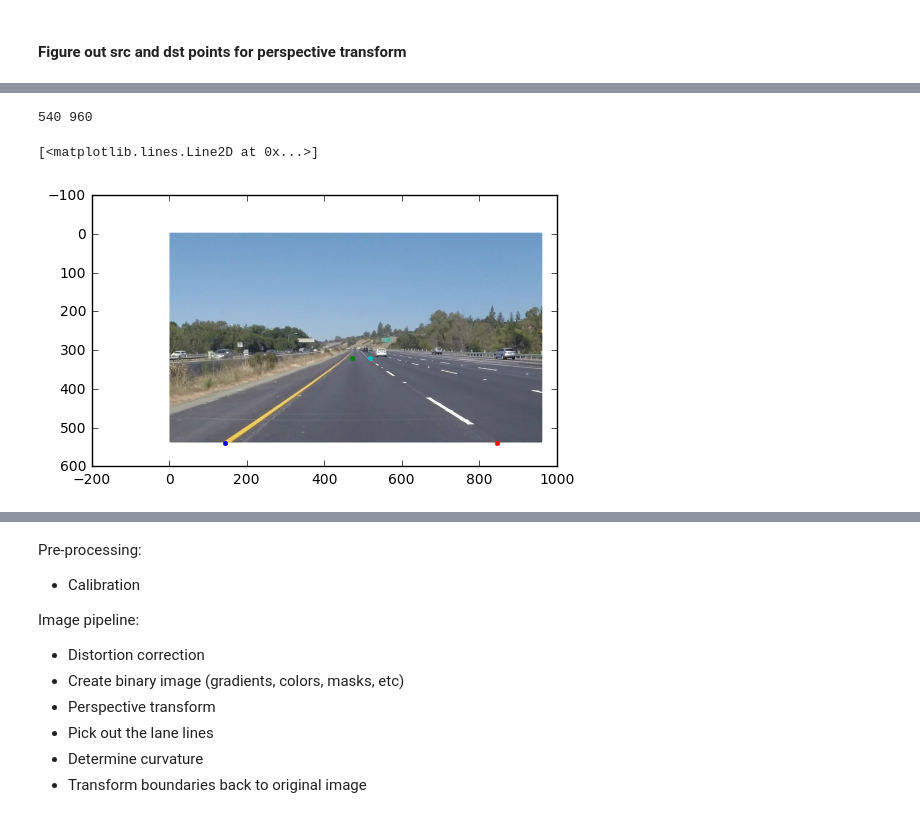
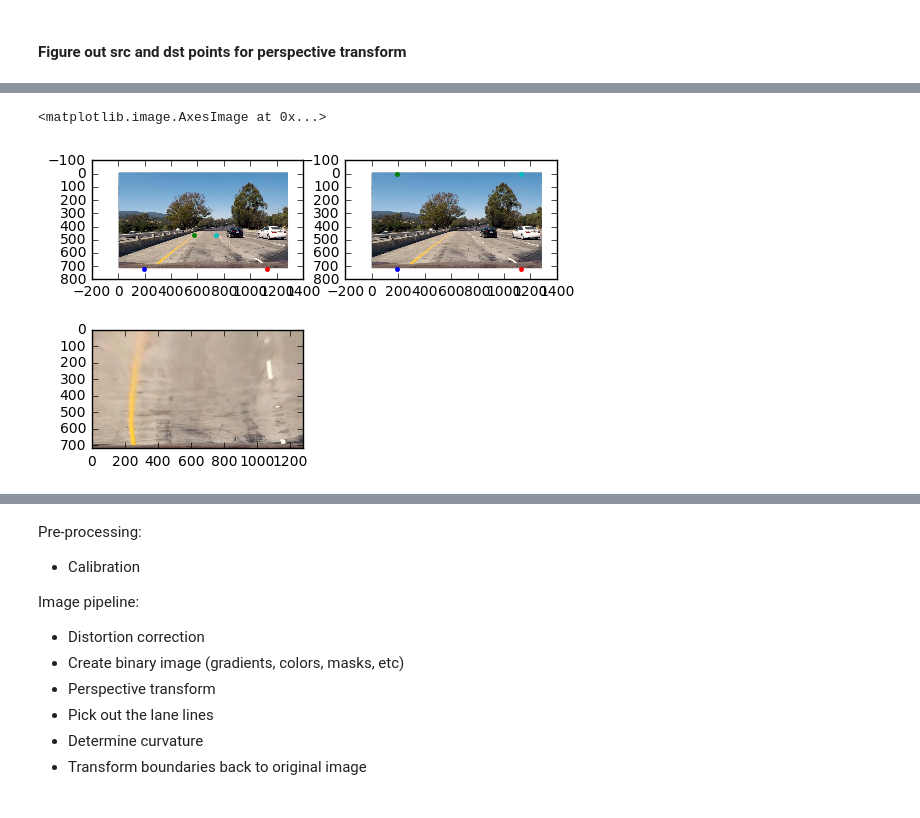
Before and after one commit to sirpsycho85/CarND-Advanced-Lane-Lines, a Jupyter notebook: Advanced lane lines.ipynb, the cells around one changed output, grey strips where cells are left out. Drawn from its saved outputs; the diff is of its cells as text; code cells hidden in the pictures.

```diff
--- a/Advanced lane lines.ipynb
+++ b/Advanced lane lines.ipynb
@@ -203,28 +250,45 @@ avg_slope = (abs_slope_left + abs_slope_right)/2
-# %%
-plt.imshow(img)
-rows = img.shape[0]
-cols = img.shape[1]
-print(rows,cols)
-
-slope_right = avg_slope
-slope_left = avg_slope * -1
-
-delta_x = 0.34
-
-bottom_left = (cols*0.15,rows)
-top_left = (cols*(0.15+delta_x),rows + cols*(delta_x)*slope_left)
-
-bottom_right = (cols*0.88,rows)
-top_right = (cols*(0.88-delta_x),rows + cols*(-delta_x)*slope_right)
-
-plt.plot(bottom_left[0],bottom_left[1],'.')
-plt.plot(top_left[0],top_left[1],'.')
-plt.plot(bottom_right[0],bottom_right[1],'.')
-plt.plot(top_right[0],top_right[1],'.')
-# %% [output]
-540 960
-[<matplotlib.lines.Line2D at 0x...>]
-[figure, removed]
+# %%
+img = mpimg.imread('test_images/test1.jpg')
+rows = img.shape[0]
+cols = img.shape[1]
+img_size = (cols, rows)
+
+slope_right = 0.6738857501569366
+slope_left = slope_right * -1
+
+delta_x = 0.3 #.34
+
+bl = (cols*0.15,rows)
+tl = (cols*(0.15+delta_x),rows + cols*(delta_x)*slope_left)
+
+br = (cols*0.88,rows)
+tr = (cols*(0.88-delta_x),rows + cols*(-delta_x)*slope_right)
+
+plt.subplot(2,2,1)
+plt.imshow(img)
+plt.plot(bl[0],bl[1],'.')
+plt.plot(tl[0],tl[1],'.')
+plt.plot(br[0],br[1],'.')
+plt.plot(tr[0],tr[1],'.')
+
+src = np.float32([[bl[0],bl[1]],[tl[0],tl[1]],[tr[0],tr[1]],[br[0],br[1]]])
+dst = np.float32([[bl[0],bl[1]],[bl[0],0],[br[0],0],[br[0],br[1]]])
+M = cv2.getPerspectiveTransform(src, dst)
+Minv = cv2.getPerspectiveTransform(dst, src)
+warped = cv2.warpPerspective(img, M, img_size, flags=cv2.INTER_LINEAR)
+
+plt.subplot(2,2,2)
+plt.imshow(img)
+plt.plot(bl[0],bl[1],'.')
+plt.plot(bl[0],0,'.')
+plt.plot(br[0],br[1],'.')
+plt.plot(br[0],0,'.')
+
+plt.subplot(2,2,3)
+plt.imshow(warped)
+# %% [output]
+<matplotlib.image.AxesImage at 0x...>
+[figure, added]
 # %%
 img = mpimg.imread('test_images/solidWhiteRight.jpg')
 print(img.shape)
```
Also changed, not shown: parts of 7 cells of this notebook.
